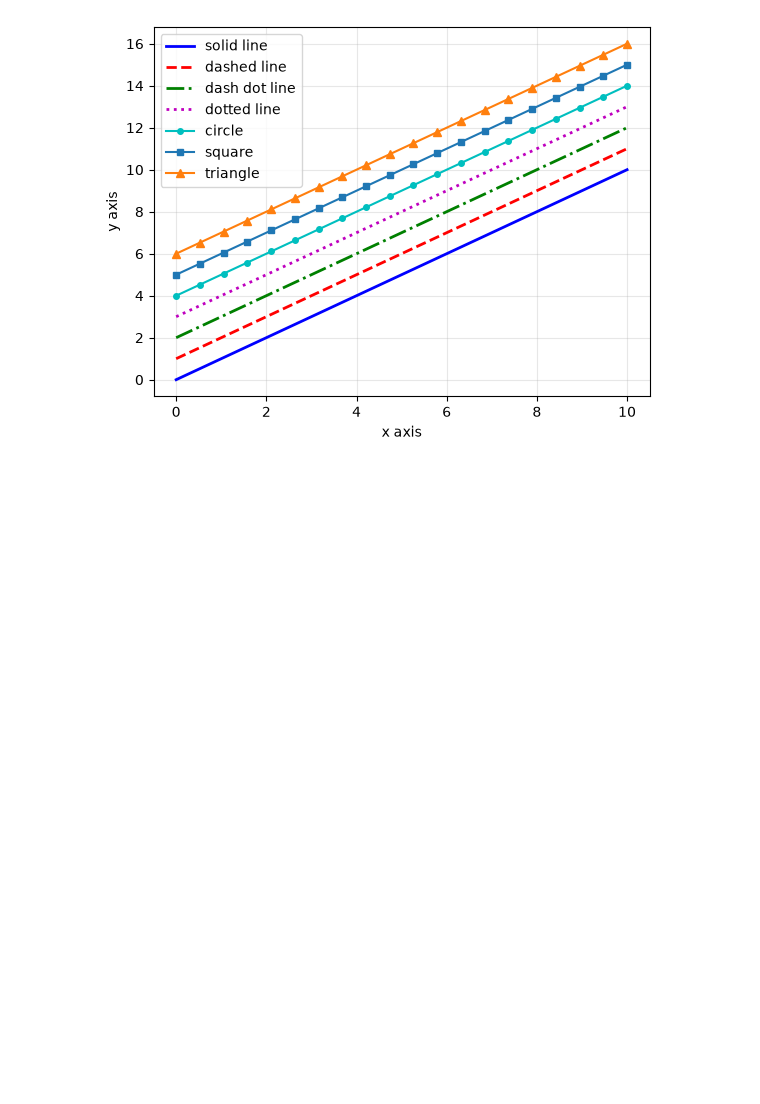
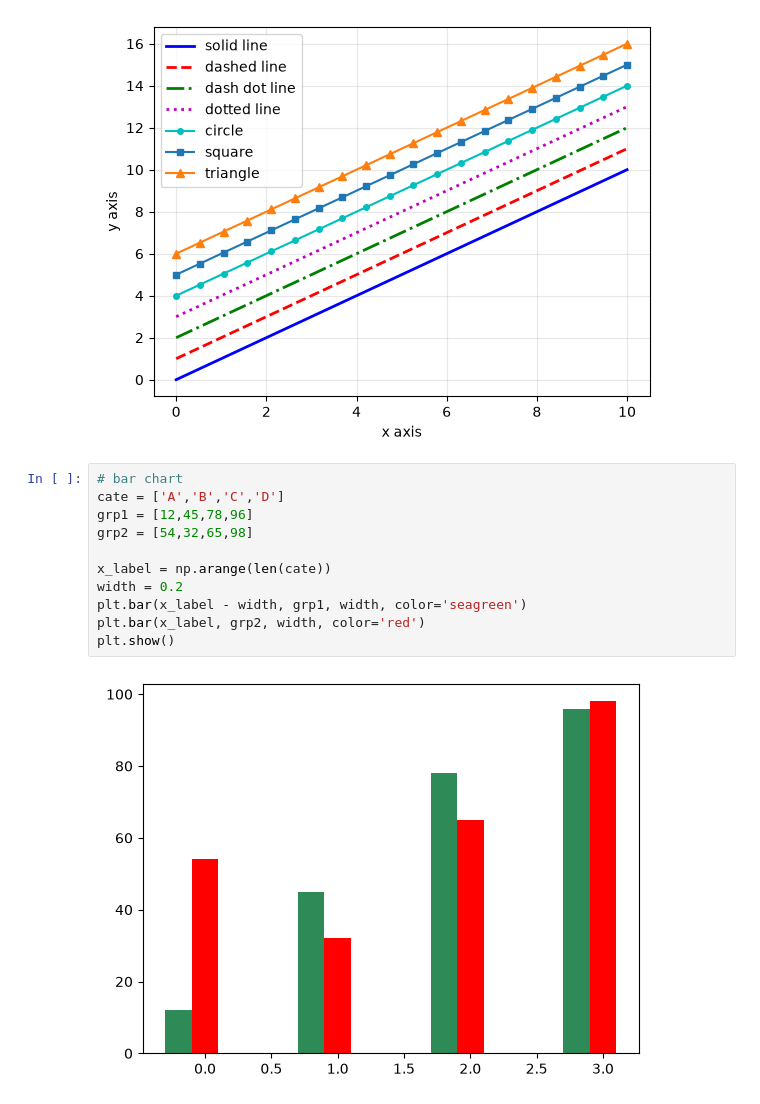
Before and after one commit to PaulamiGhosh/daily_python_practice, a Jupyter notebook: python_project/python_daily_practice.ipynb, the cells around one changed output. Saved outputs shown, nothing was run; the diff lists cells and outputs as text; blank space fills up the shorter version.

```diff
--- a/python_project/python_daily_practice.ipynb
+++ b/python_project/python_daily_practice.ipynb
@@ -292,3 +292,16 @@ plt.ylabel('y axis')
 plt.grid(alpha=0.3)
 # %% [output]
 [figure]
+# %%
+# bar chart
+cate = ['A','B','C','D']
+grp1 = [12,45,78,96]
+grp2 = [54,32,65,98]
+
+x_label = np.arange(len(cate))
+width = 0.2
+plt.bar(x_label - width, grp1, width, color='seagreen')
+plt.bar(x_label, grp2, width, color='red')
+plt.show()
+# %% [output]
+[figure, added]
```
Also changed, not shown: parts of 3 cells of this notebook.
